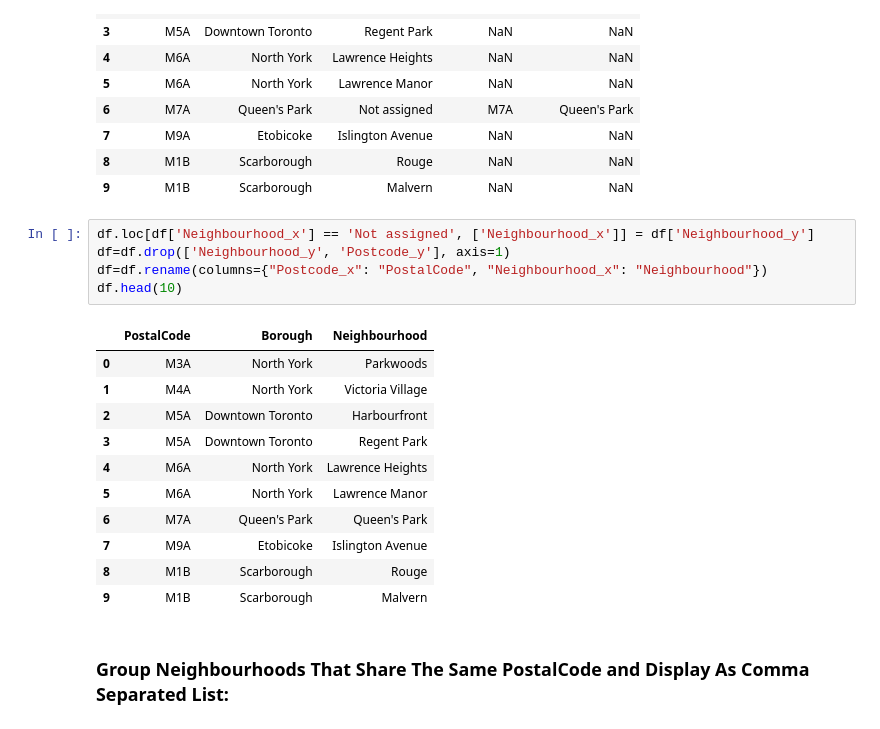
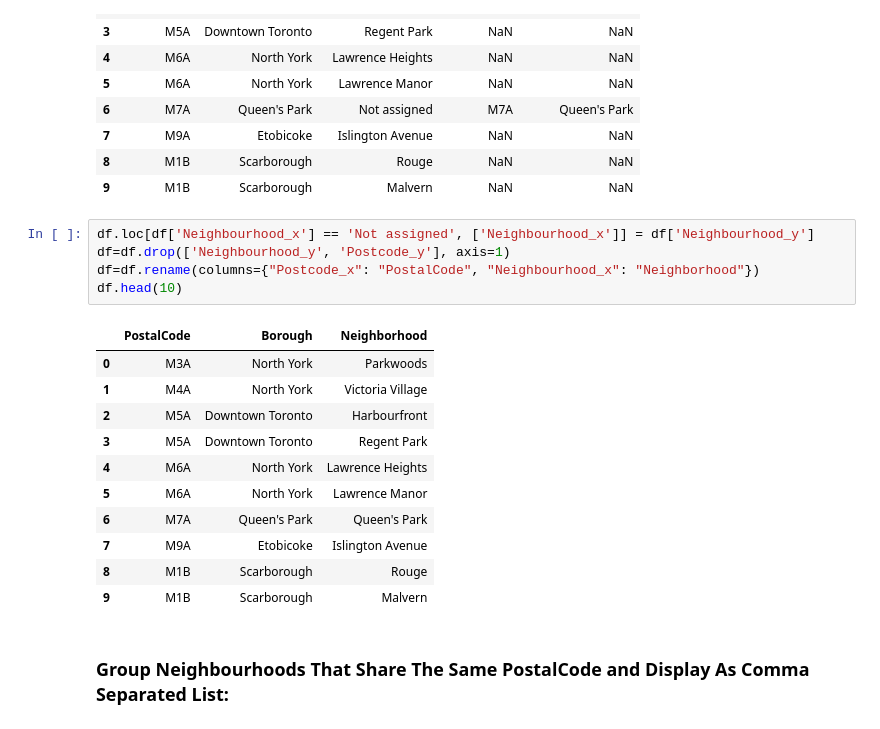
Before and after one commit to CameronPOliver/Coursera_Capstone, a Jupyter notebook: Coursera Capstone Notebook.ipynb, the cells around one changed output. Drawn from its saved outputs; the diff is of its cells as text.

```diff
--- a/Coursera Capstone Notebook.ipynb
+++ b/Coursera Capstone Notebook.ipynb
@@ -81,10 +83,10 @@ See the caveats in the documentation: http://pandas.pydata.org/pandas-docs/stabl
 # %%
 df.loc[df['Neighbourhood_x'] == 'Not assigned', ['Neighbourhood_x']] = df['Neighbourhood_y']
 df=df.drop(['Neighbourhood_y', 'Postcode_y'], axis=1)
-df=df.rename(columns={"Postcode_x": "PostalCode", "Neighbourhood_x": "Neighbourhood"})
+df=df.rename(columns={"Postcode_x": "PostalCode", "Neighbourhood_x": "Neighborhood"})
 df.head(10)
 # %% [output]
-|  | PostalCode | Borough | Neighbourhood |
+|  | PostalCode | Borough | Neighborhood |
 | 0 | M3A | North York | Parkwoods |
 | 1 | M4A | North York | Victoria Village |
 | 2 | M5A | Downtown Toronto | Harbourfront |
```
Also changed, not shown: parts of 37 cells of this notebook.
